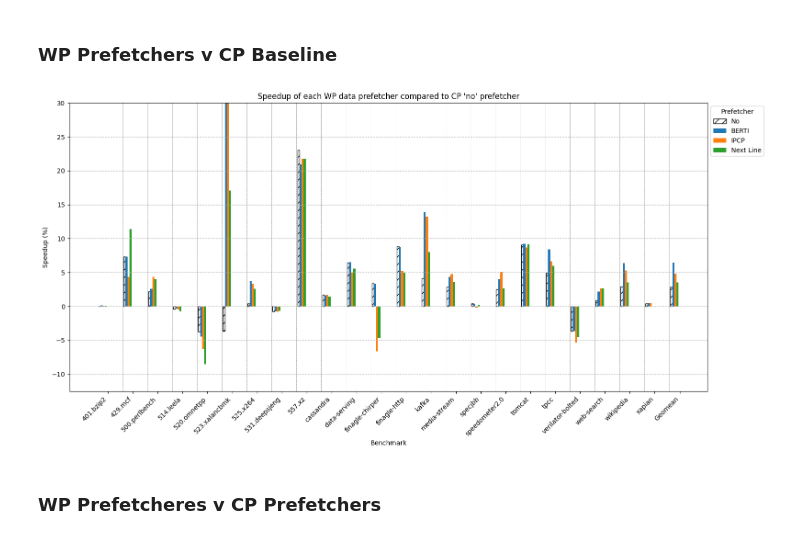
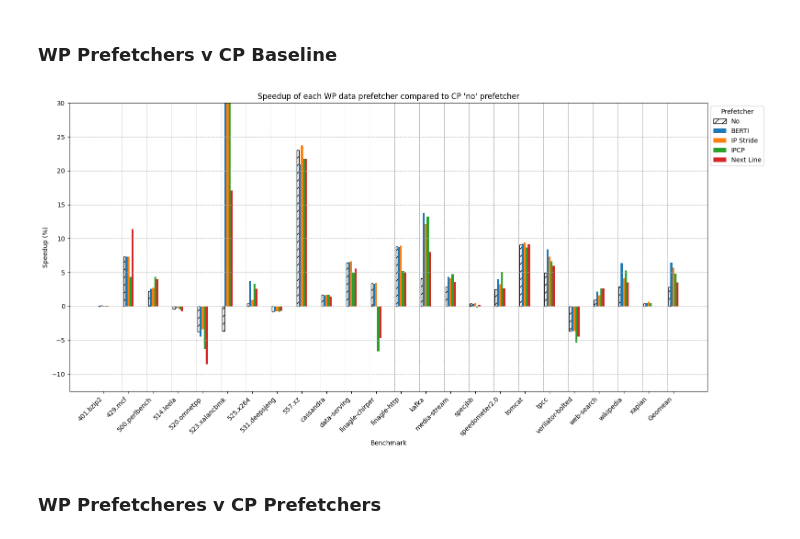
Before and after one commit to joshualmashburn/ChampSim, a Jupyter notebook: analysis.ipynb, the cells around one changed output. Drawn from its saved outputs; the diff is of its cells as text; code cells hidden in the pictures.

```diff
--- a/analysis.ipynb
+++ b/analysis.ipynb
@@ -17,9 +17,11 @@ def read_data(data_dir):
                 print(f"File {file} is empty, directory: {data_dir}, skipping...")
                 continue
 
+            found_ipc = False
             with open(os.path.join(data_dir, file), "r") as f:
                 for line in f:
                     if "CPU 0 cumulative IPC:" in line:
+                        found_ipc = True
                         try:
                             # Extract the IPC value
                             ipc_value = float(
@@ -30,6 +32,9 @@ def read_data(data_dir):
                         except (IndexError, ValueError):
                             print(f"Couldn't extract IPC value from line: {line}")
 
+            if not found_ipc:
+                print(f"IPC value not found in file: {file} in directory: {data_dir}")
+
     # Create DataFrame from the data
     df = pd.DataFrame(data, columns=["Benchmark", "IPC"])
 
@@ -400,5 +308,13 @@ plt.show()
 # %% [markdown]
 ## L1D
+# %%
+l1d_prefetchers = {
+    "no": {"label": "No", "color": "white", "edgecolor": "black", "hatch": "//"},
+    "l1d-berti": {"label": "BERTI"},
+    "l1d-ip_stride": {"label": "IP Stride"},
+    "l1d-ipcp": {"label": "IPCP"},
+    "l1d-next_line": {"label": "Next Line"},
+}
 # %% [markdown]
 ### Correct Path
 # %%
@@ -506,62 +424,57 @@ plt.show()
 # %% [markdown]
 ### WP Prefetchers v CP Baseline
 # %%
-df_wp_no = group_by_prefetcher(wp_ipc_df, "l1d-no")
-df_wp_berti = group_by_prefetcher(wp_ipc_df, "l1d-berti")
-df_wp_ipcp = group_by_prefetcher(wp_ipc_df, "l1d-ipcp")
-df_wp_next_line = group_by_prefetcher(wp_ipc_df, "l1d-next_line")
+# Group data by prefetcher and calculate speedup
+df_cp_no = group_by(cp_ipc_df, "no")
+df_speedup_wp = {}
+for key in l1d_prefetchers:
+    df_wp = group_by(wp_ipc_df, key)
+    df_speedup_wp[key] = calculate_speedup(df_wp, df_cp_no)
 
-df_wp_no = calculate_speedup(df_wp_no, df_cp_no)
-df_wp_berti = calculate_speedup(df_wp_berti, df_cp_no)
-df_wp_ipcp = calculate_speedup(df_wp_ipcp, df_cp_no)
-df_wp_next_line = calculate_speedup(df_wp_next_line, df_cp_no)
+# Create positions for each bar group
+r_base = [x * (1 + gap) for x in range(len(df_cp_no))]
+r_positions = {}
+for idx, key in enumerate(l1d_prefetchers):
+    r_positions[key] = [x + idx * bar_width for x in r_base]
 
-# Bar width
-bar_width = 0.1
-gap = 0.2
+# Create the plot
+plt.figure(figsize=(16, 8))
 
-# Positions of the bars on the x-axis
-r1 = [x * (1 + gap) for x in range(len(df_cp_no))]
-r2 = [x + bar_width for x in r1]
-r3 = [x + bar_width for x in r2]
-r4 = [x + bar_width for x in r3]
+# Plot each prefetcher
+for key, props in l1d_prefetchers.items():
+    color = props.get("color", None)
+    edgecolor = props.get("edgecolor", None)
+    hatch = props.get("hatch", None)
+    plt.bar(
+        r_positions[key],
+        df_speedup_wp[key]["Speedup"],
+        width=bar_width,
+        label=props["label"],
+        color=color,
+        edgecolor=edgecolor,
+        hatch=hatch,
+    )
 
-# Create the bars
-plt.figure(figsize=(16, 8))
-plt.bar(
-    r1,
-    df_wp_no["Speedup"],
-    width=bar_width,
-    label="No",
-    color="white",
-    edgecolor="black",
-    hatch="//",
-)
-plt.bar(r2, df_wp_berti["Speedup"], width=bar_width, label="BERTI")
-plt.bar(r3, df_wp_ipcp["Speedup"], width=bar_width, label="IPCP")
-plt.bar(r4, df_wp_next_line["Speedup"], width=bar_width, label="Next Line")
-
-# Add shorter vertical dashed lines between each group
-for i in range(1, len(df_cp_no)):
-    plt.axvline(x=(r1[i] - gap / 2), color="gray", linestyle="--", linewidth=0.5)
+# Add vertical dashed lines between groups
+for i in range(1, len(r_base)):
+    plt.axvline(x=(r_base[i] - gap / 2), color="gray", linestyle="--", linewidth=0.5)
 
 # Add labels and title
 plt.grid(axis="y", linestyle="--")
 plt.xticks(
-    [r + 4 * bar_width for r in r1], df_cp_no["Benchmark"], rotation=45, ha="right"
+    [r + (len(l1d_prefetchers) - 1) * bar_width / 2 for r in r_base],
+    df_cp_no["Benchmark"],
+    rotation=45,
+    ha="right",
 )
 plt.xlabel("Benchmark")
 plt.ylabel("Speedup (%)")
 plt.ylim(top=30)
 plt.legend(title="Prefetcher", bbox_to_anchor=(1, 1), loc="upper left")
 plt.title("Speedup of each WP data prefetcher compared to CP 'no' prefetcher")
 plt.tight_layout()
-
-# Save the plot
-# plt.savefig("l1d_wp_speedup_cp_no.svg", format="svg", dpi=1200)
-
 plt.show()
 # %% [output]
-[figure, old version]
+[figure, new version]
 # %% [markdown]
 ### WP Prefetcheres v CP Prefetchers
```
Also changed, not shown: parts of 44 cells of this notebook.
